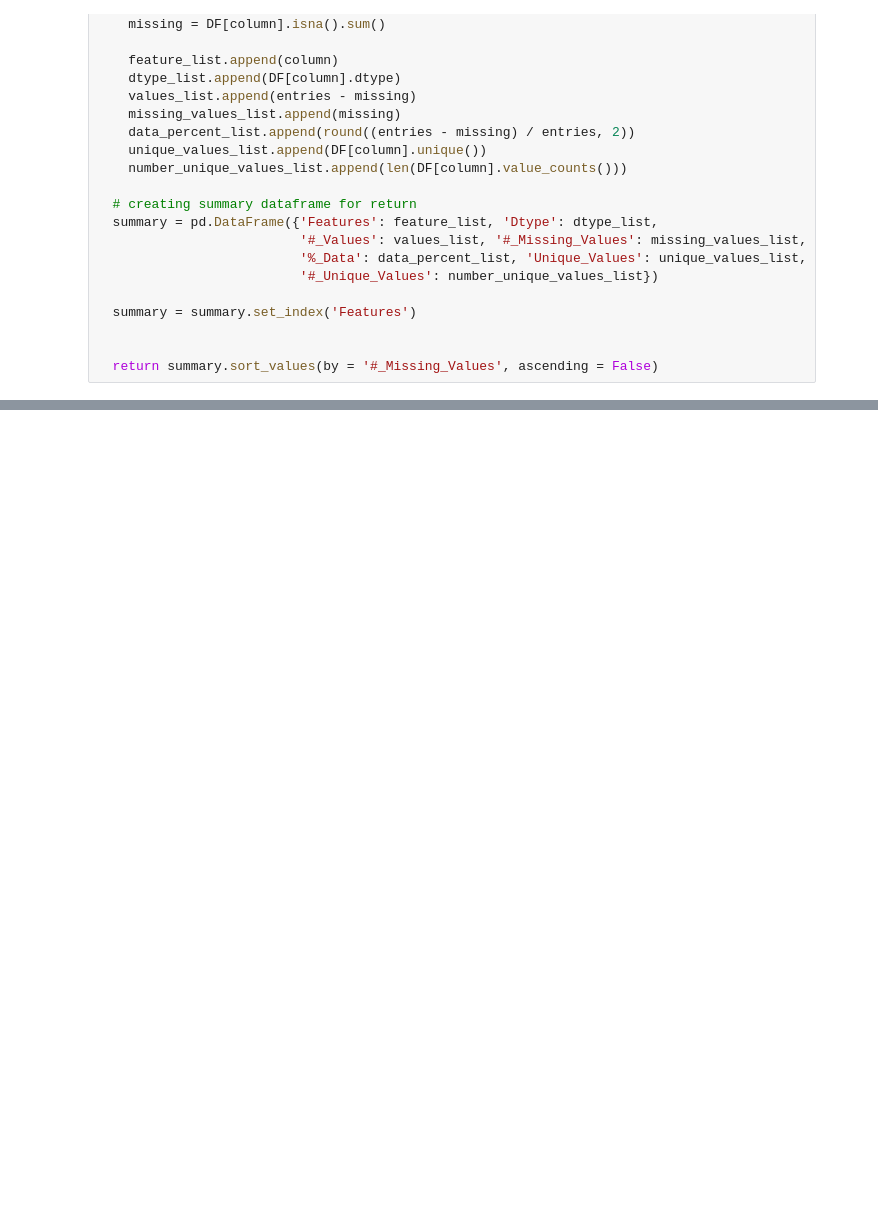
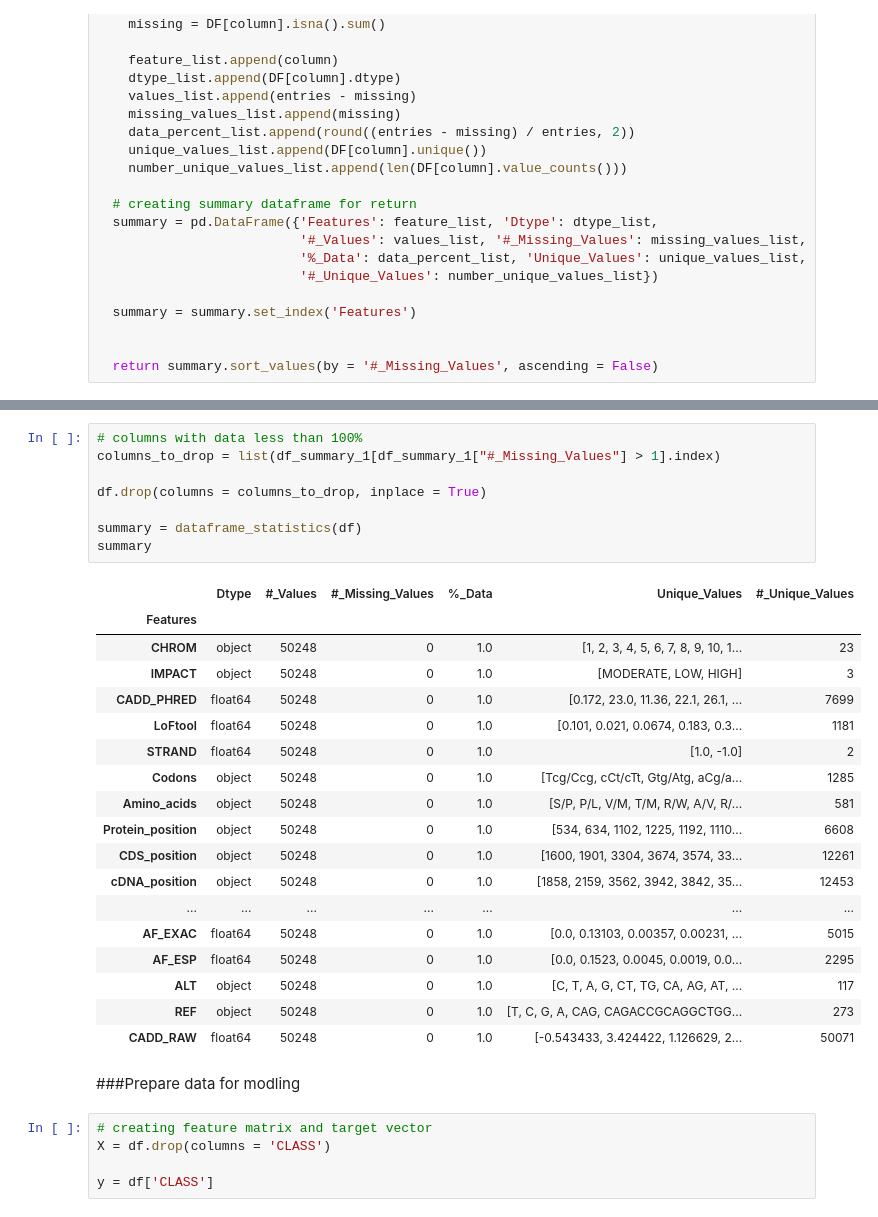
Before and after one commit to laffertybrian/W_William_Project_001, a Jupyter notebook: Genetic_Variant_Classification.ipynb, the cells around one changed output, grey strips where cells are left out. Cells and saved outputs as stored; diff of their text form; blank space fills up the shorter version.

```diff
--- a/Genetic_Variant_Classification.ipynb
+++ b/Genetic_Variant_Classification.ipynb
@@ -113,0 +140,34 @@ Name: Allele, Length: 374, dtype: int64
+# %%
+# columns with data less than 100%
+columns_to_drop = list(df_summary_1[df_summary_1["#_Missing_Values"] > 1].index)
+
+df.drop(columns = columns_to_drop, inplace = True)
+
+summary = dataframe_statistics(df)
+summary
+# %% [output]
+|  | Dtype | #_Values | #_Missing_Values | %_Data | Unique_Values | #_Unique_Values |
+| Features |  |  |  |  |  |  |
+| CHROM | object | 50248 | 0 | 1.0 | [1, 2, 3, 4, 5, 6, 7, 8, 9, 10, 1... | 23 |
+| IMPACT | object | 50248 | 0 | 1.0 | [MODERATE, LOW, HIGH] | 3 |
+| CADD_PHRED | float64 | 50248 | 0 | 1.0 | [0.172, 23.0, 11.36, 22.1, 26.1, ... | 7699 |
+| LoFtool | float64 | 50248 | 0 | 1.0 | [0.101, 0.021, 0.0674, 0.183, 0.3... | 1181 |
+| STRAND | float64 | 50248 | 0 | 1.0 | [1.0, -1.0] | 2 |
+| Codons | object | 50248 | 0 | 1.0 | [Tcg/Ccg, cCt/cTt, Gtg/Atg, aCg/a... | 1285 |
+| Amino_acids | object | 50248 | 0 | 1.0 | [S/P, P/L, V/M, T/M, R/W, A/V, R/... | 581 |
+| Protein_position | object | 50248 | 0 | 1.0 | [534, 634, 1102, 1225, 1192, 1110... | 6608 |
+| CDS_position | object | 50248 | 0 | 1.0 | [1600, 1901, 3304, 3674, 3574, 33... | 12261 |
+| cDNA_position | object | 50248 | 0 | 1.0 | [1858, 2159, 3562, 3942, 3842, 35... | 12453 |
+| ... | ... | ... | ... | ... | ... | ... |
+| AF_EXAC | float64 | 50248 | 0 | 1.0 | [0.0, 0.13103, 0.00357, 0.00231, ... | 5015 |
+| AF_ESP | float64 | 50248 | 0 | 1.0 | [0.0, 0.1523, 0.0045, 0.0019, 0.0... | 2295 |
+| ALT | object | 50248 | 0 | 1.0 | [C, T, A, G, CT, TG, CA, AG, AT, ... | 117 |
+| REF | object | 50248 | 0 | 1.0 | [T, C, G, A, CAG, CAGACCGCAGGCTGG... | 273 |
+| CADD_RAW | float64 | 50248 | 0 | 1.0 | [-0.543433, 3.424422, 1.126629, 2... | 50071 |
+# %% [markdown]
+###Prepare data for modling
+# %%
+# creating feature matrix and target vector
+X = df.drop(columns = 'CLASS')
+
+y = df['CLASS']
```
Also changed, not shown: parts of 8 cells of this notebook.
